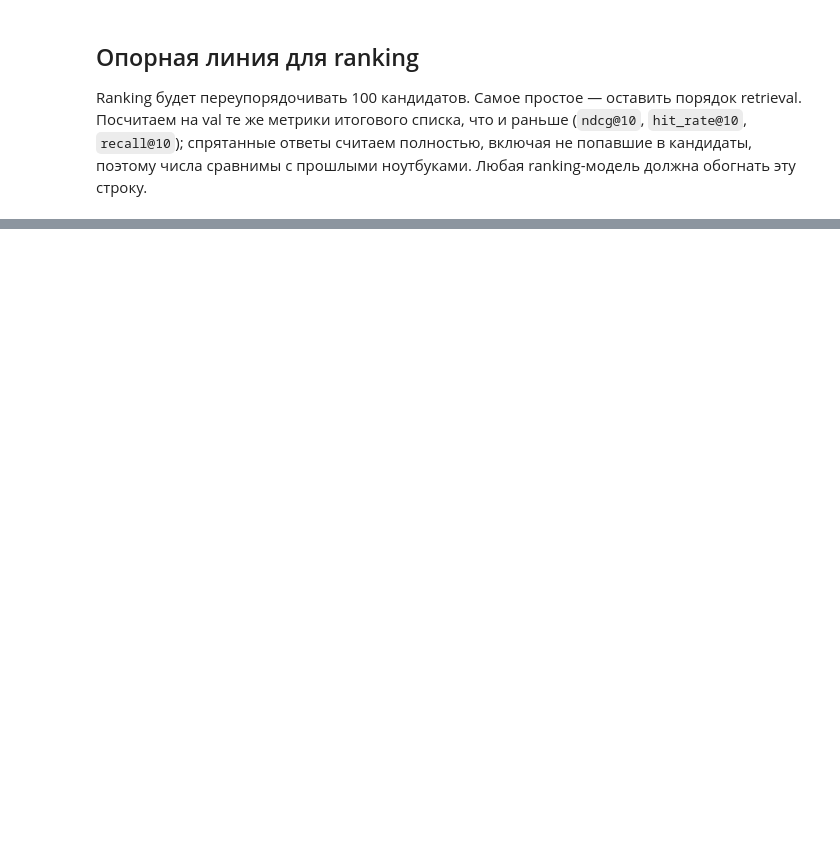
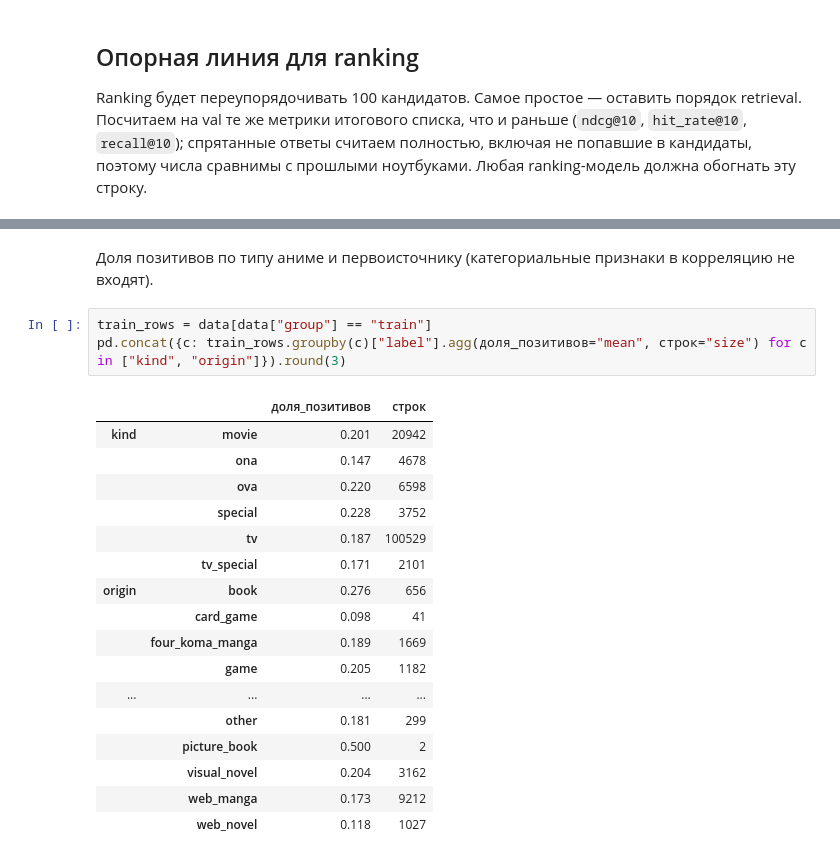
Before and after one commit to aka-iriska/anime-recsys, a Jupyter notebook: notebooks/05_ranking.ipynb, the cells around one changed output, grey strips where cells are left out. Drawn from its saved outputs; the diff is of its cells as text; blank space fills up the shorter version.

```diff
--- a/notebooks/05_ranking.ipynb
+++ b/notebooks/05_ranking.ipynb
@@ -92,0 +230,23 @@ baseline_summary.round(4)
+# %% [markdown]
+Доля позитивов по типу аниме и первоисточнику (категориальные признаки в корреляцию не входят).
+# %%
+train_rows = data[data["group"] == "train"]
+pd.concat({c: train_rows.groupby(c)["label"].agg(доля_позитивов="mean", строк="size") for c in ["kind", "origin"]}).round(3)
+# %% [output]
+|  |  | доля_позитивов | строк |
+| kind | movie | 0.201 | 20942 |
+|  | ona | 0.147 | 4678 |
+|  | ova | 0.220 | 6598 |
+|  | special | 0.228 | 3752 |
+|  | tv | 0.187 | 100529 |
+|  | tv_special | 0.171 | 2101 |
+| origin | book | 0.276 | 656 |
+|  | card_game | 0.098 | 41 |
+|  | four_koma_manga | 0.189 | 1669 |
+|  | game | 0.205 | 1182 |
+| ... | ... | ... | ... |
+|  | other | 0.181 | 299 |
+|  | picture_book | 0.500 | 2 |
+|  | visual_novel | 0.204 | 3162 |
+|  | web_manga | 0.173 | 9212 |
+|  | web_novel | 0.118 | 1027 |
```
Also changed, not shown: parts of 30 cells of this notebook, 29 other files.
